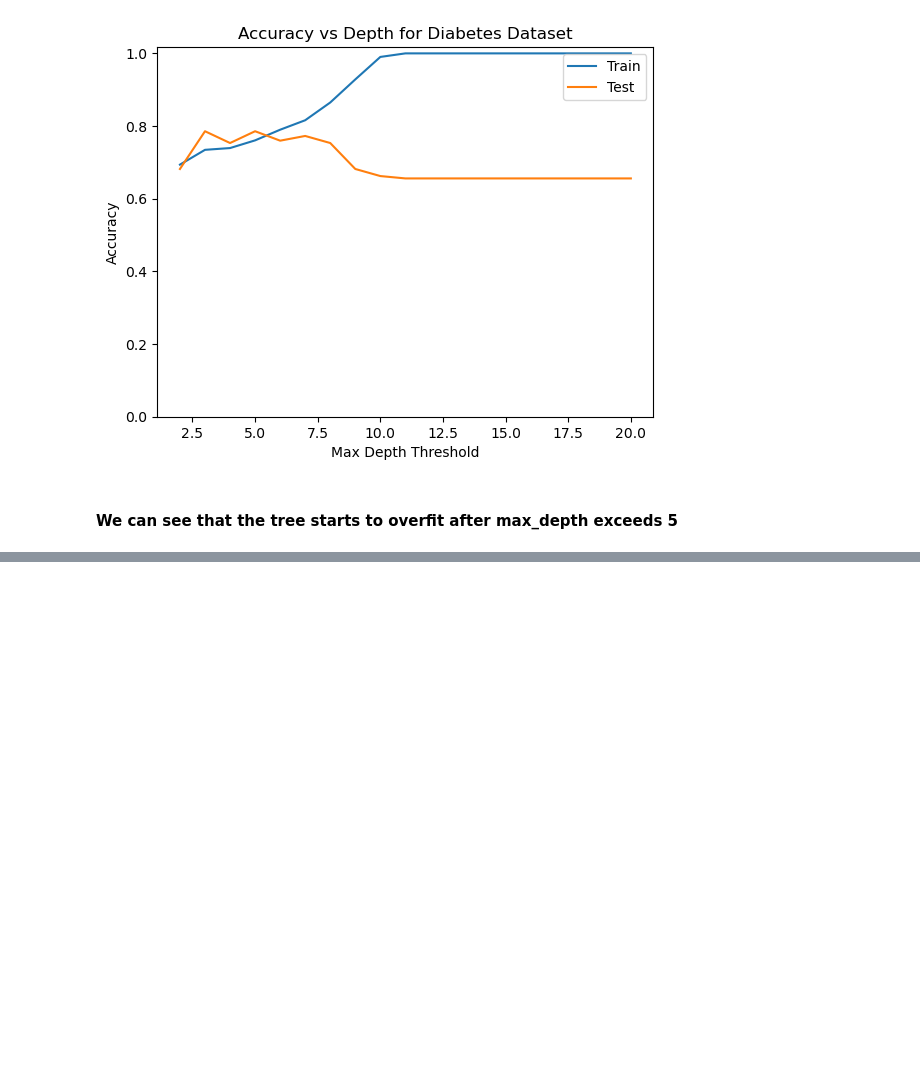
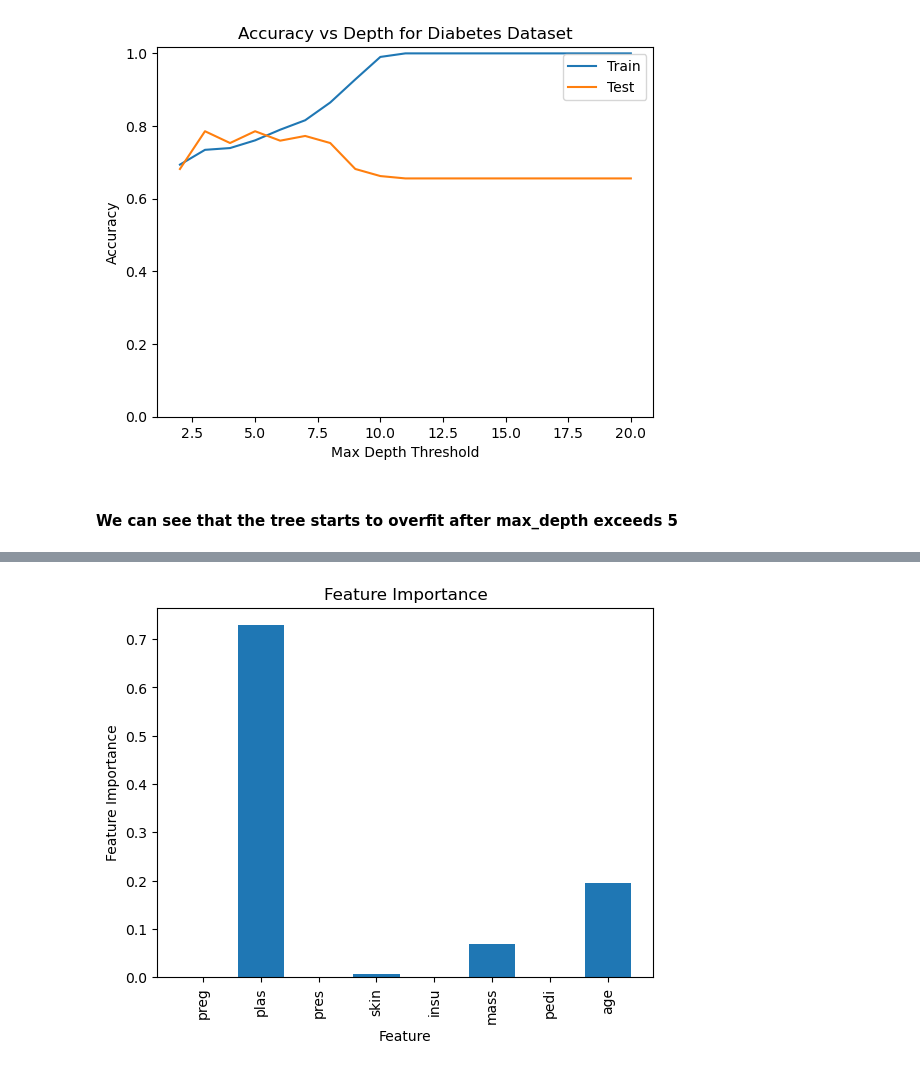
Before and after one commit to enesozeren/machine_learning_from_scratch, a Jupyter notebook: decision_trees/modelling_examples.ipynb, the cells around one changed output, grey strips where cells are left out. Drawn from its saved outputs; the diff is of its cells as text; code cells hidden in the pictures; blank space fills up the shorter version.

```diff
--- a/decision_trees/modelling_examples.ipynb
+++ b/decision_trees/modelling_examples.ipynb
@@ -170,3 +194,6 @@ plt.show()
 [figure]
 # %% [markdown]
 #### We can see that the tree starts to overfit after max_depth exceeds 5
+# %%
+opt_tree_model = DecisionTree(max_depth=5, min_samples_leaf=1)
+opt_tree_model.train(X_train, Y_train)
@@ -172,0 +220,11 @@ plt.show()
+# %%
+# Feature importance
+plt.bar(range(len(opt_tree_model.feature_importances)),
+        list(opt_tree_model.feature_importances.values()), tick_label=diabetes.feature_names)
+plt.xticks(rotation=90)
+plt.title("Feature Importance")
+plt.xlabel("Feature")
+plt.ylabel("Feature Importance")
+plt.show()
+# %% [output]
+[figure, added]
```
Also changed, not shown: parts of 6 cells of this notebook, 3 other files.
